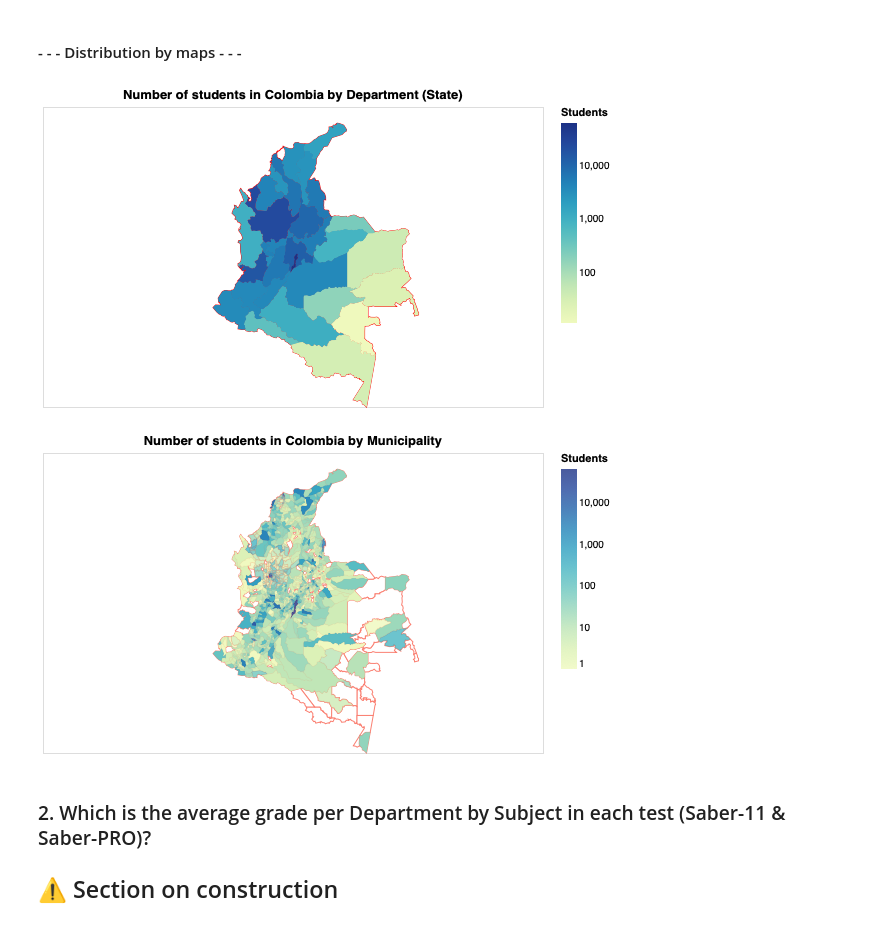
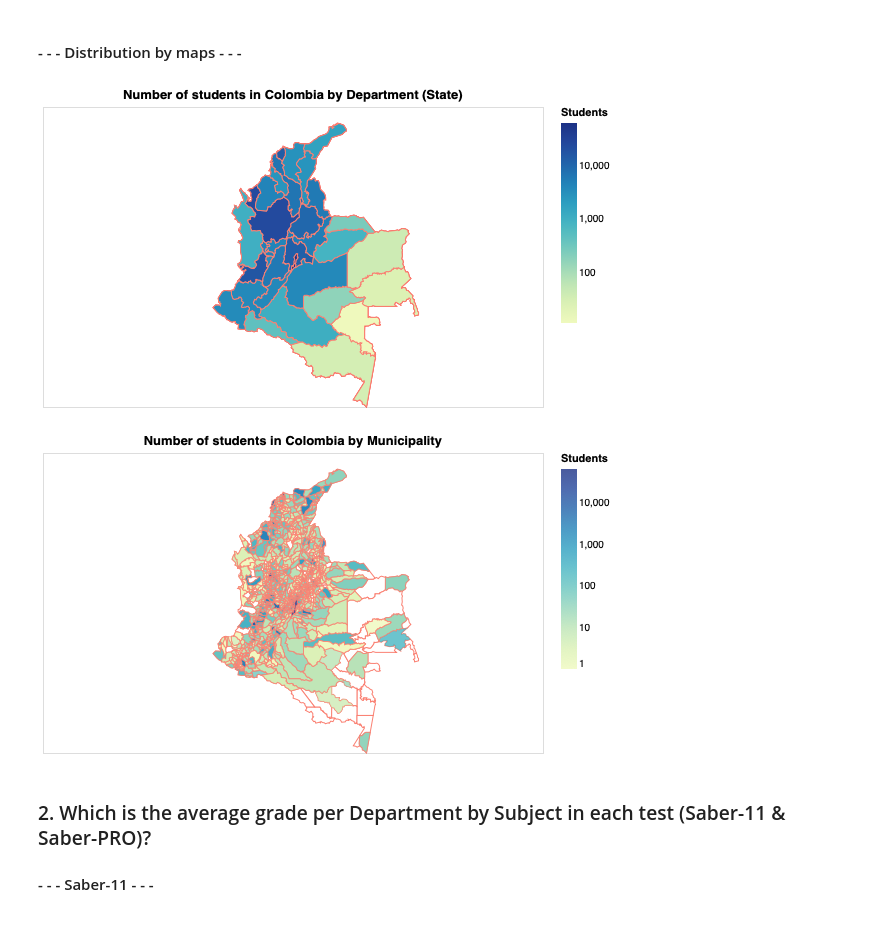
Before and after one commit to OmdenaAI/omdena-colombia-career-recommender-system, a Jupyter notebook: src/tasks/Task1-eda-preprocessing/EDA_Notebook/EDA_insights.ipynb, the cells around one changed output. Drawn from its saved outputs; the diff is of its cells as text; code cells hidden in the pictures.

Commit message:
Add chunk to correct code and update maps for scores by subjects

```diff
--- a/src/tasks/Task1-eda-preprocessing/EDA_Notebook/EDA_insights.ipynb
+++ b/src/tasks/Task1-eda-preprocessing/EDA_Notebook/EDA_insights.ipynb
@@ -42,8 +42,21 @@ df = df.drop(columns = 'Unnamed: 0')
 # %%
 # Translate data
 df_eng = translate_data(df, 'spanish', 'english')
+# %%
+# Wrangling Department
+
+# - - - correct code - - -
+# Change code from float to int
+df_eng['your_dept_code_resides'] = df_eng[['your_dept_code_resides']].apply(np.int64).astype(str)
+df_eng['your_dept_code_resides.1'] = df_eng[['your_dept_code_resides.1']].apply(np.int64).astype(str)
+
+# two-digit code for Department (Colombian States)
+df_eng['your_dept_code_resides'] = ["0"+i if len(i)==1 else i for i in df_eng['your_dept_code_resides']]
+df_eng['your_dept_code_resides.1'] = ["0"+i if len(i)==1 else i for i in df_eng['your_dept_code_resides.1']]
 # %%
 # Wrangling Municipality
+
+# - - - correct name - - -
 import re
 municipality_list = list(df_eng['cole_municipality_location'].unique()) + \
                     list(df_eng['your_municipality_resides'].unique()) + \
@@ -58,10 +71,10 @@ municipality_values = sorted(municipality_list)
 
 municipality_values = [re.sub(r'BOGOTÁ, D.C.', 'BOGOTÁ D.C.', mun) for mun in municipality_values]
 municipality_values = [re.sub(r'CARTAGENA$', 'CARTAGENA DE INDIAS', mun) for mun in municipality_values]
-municipality_values = [re.sub(r'CHIQUINQUIRÁ$', 'CHIQUINQUIRA', mun) for mun in municipality_values]
+municipality_values = [re.sub(r'CHIQUINQUIRA$', 'CHIQUINQUIRÁ', mun) for mun in municipality_values]
 municipality_values = [re.sub(r'CIÉNEGA$', 'CIÉNAGA', mun) for mun in municipality_values]
-municipality_values = [re.sub(r'PUERTO ASÍS$', 'PUERTO ASIS', mun) for mun in municipality_values]
-municipality_values = [re.sub(r'POPAYÁN$', 'POPAYAN', mun) for mun in municipality_values]
+municipality_values = [re.sub(r'PUERTO ASIS$', 'PUERTO ASÍS', mun) for mun in municipality_values]
+municipality_values = [re.sub(r'POPAYAN$', 'POPAYÁN', mun) for mun in municipality_values]
 municipality_values = [re.sub(r'FACATATIVÁ$', 'FACATATIVA', mun) for mun in municipality_values]
 
 zip_iterator = zip(municipality_list, municipality_values) # Get pairs of elements
@@ -72,3 +85,12 @@ municipality_columns = ['cole_municipality_location', 'your_municipality_resides
 
 for col in municipality_columns:
     df_eng[col] = df_eng[col].map(municipality_dict)
+
+# - - - correct code - - -
+# Change code from float to int
+df_eng['your_municipality_code_resides'] = df_eng[['your_municipality_code_resides']].apply(np.int64).astype(str)
+df_eng['your_municipality_code_resides.1'] = df_eng[['your_municipality_code_resides.1']].apply(np.int64).astype(str)
+
+# two-digit code for Department (Colombian States)
+df_eng['your_municipality_code_resides'] = ["0"+i if len(i)==4 else i for i in df_eng['your_municipality_code_resides']]
+df_eng['your_municipality_code_resides.1'] = ["0"+i if len(i)==4 else i for i in df_eng['your_municipality_code_resides.1']]
@@ -143,11 +167,10 @@ base_depart  = alt.Chart(states).mark_geoshape(
 ).properties(
     width=500,
     height=300
-)#.project('albersUsa')
-background
+)
 
 # find Department by code
-plot_depart_by_code = alt.Chart(states).mark_geoshape().encode(
+plot_depart_by_code = alt.Chart(states).mark_geoshape(stroke='salmon').encode(
     alt.Color('obs:Q', scale=alt.Scale(type='log'), title="Students")
 ).transform_lookup(
     lookup='properties.DPTO_CCDGO',
@@ -157,23 +180,12 @@ plot_depart_by_code = alt.Chart(states).mark_geoshape().encode(
     height=300
 )
 
-# find Department by Name
-plot_depart_by_name = alt.Chart(states).mark_geoshape().encode(
-    alt.Color('obs:Q', scale=alt.Scale(type='log'), title="Students")
-).transform_lookup(
-    lookup='properties.DPTO_CNMBR',
-    from_=alt.LookupData(data=source, key='name', fields=['obs'])
-).properties(
-    width=500,
-    height=300
-)
-
 # Integrate the plots
-plot_depart = (base_depart + plot_depart_by_name + plot_depart_by_code)\
+plot_depart = (base_depart + plot_depart_by_code)\
                     .properties(title="Number of students in Colombia by Department (State)")
 plot_depart
 # %% [output]
-[figure, old version]
+[figure, new version]
 # %%
 # Plot number of students in Colombia by Municipality
 
@@ -195,39 +207,39 @@ base_municip  = alt.Chart(municipalities).mark_geoshape(
 ).properties(
     width=500,
     height=300
-)#.project('albersUsa')
-background
+)
+
 
 # find Department by code
-plot_municip_by_code = alt.Chart(municipalities).mark_geoshape(opacity=0.8).encode(
+plot_municip_by_code = alt.Chart(municipalities).mark_geoshape(opacity=0.8, stroke='salmon').encode(
     alt.Color('obs:Q', scale=alt.Scale(type='log'), title="Students")
 ).transform_lookup(
     lookup='properties.MPIO_CDPMP',
     from_=alt.LookupData(data=source, key='code', fields=['obs'])
 ).properties(
     width=500,
     height=300
 )
 
 # find Department by Name
 plot_municip_by_name = alt.Chart(municipalities).mark_geoshape(opacity=0.8).encode(
     alt.Color('obs:Q', scale=alt.Scale(type='log'), title="Students")
 ).transform_lookup(
     lookup='properties.MPIO_CNMBR',
     from_=alt.LookupData(data=source, key='name', fields=['obs'])
 ).properties(
     width=500,
     height=300
 )
 
 # Integrate the plots
 plot_municip = (base_municip + plot_municip_by_name + plot_municip_by_code)\
                     .properties(title="Number of students in Colombia by Municipality")
 plot_municip
 # %% [output]
-[figure, old version]
+[figure, new version]
 # %% [markdown]
 ### 2. Which is the average grade per Department by Subject in each test (Saber-11 & Saber-PRO)?
-## ⚠️ Section on construction
+#### - - - Saber-11 - - -
 # %%
 # Average of Saber-11 scores per Department by Subject
```
Also changed, not shown: parts of 6 cells of this notebook.
